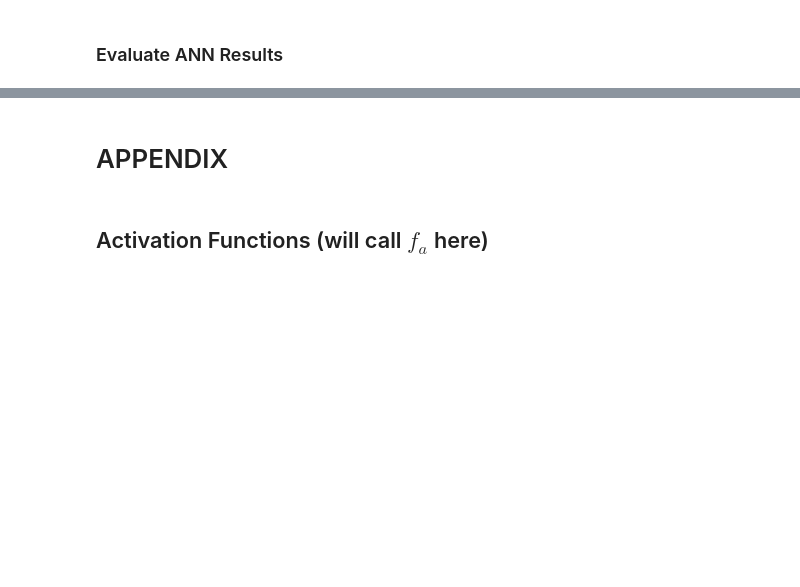
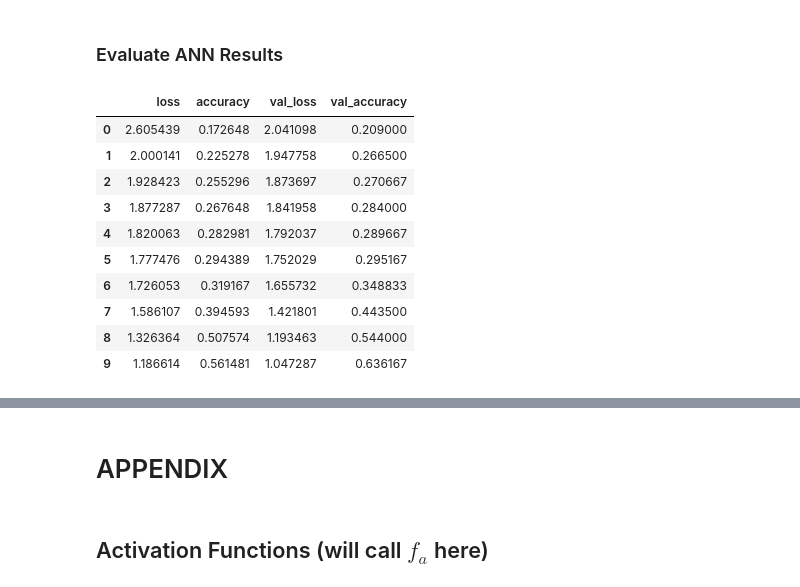
Before and after one commit to learn-co-curriculum/aug-ds-ft-2020-notebooks, a Jupyter notebook: topic40-neural-networks/Sect_40_Intro_to_Neural_Networks_v3_SG.ipynb, the cells around one changed output, grey strips where cells are left out. Saved outputs shown, nothing was run; the diff lists cells and outputs as text; code cells hidden in the pictures; blank space fills up the shorter version.

```diff
--- a/topic40-neural-networks/Sect_40_Intro_to_Neural_Networks_v3_SG.ipynb
+++ b/topic40-neural-networks/Sect_40_Intro_to_Neural_Networks_v3_SG.ipynb
@@ -204,6 +255,8 @@ len(train_images), len(test_images)
 # %%
 ## Reshape images as (num_images,-1)
-train_img_unrow = None
-test_img_unrow = None
+train_img_unrow = train_images.reshape(len(train_images),-1)
+test_img_unrow = test_images.reshape(len(test_labels),-1)
 
 ## Scale the data
+train_img_unrow.shape
+train_img_unrow[0].shape
@@ -265,5 +408,18 @@ from tensorflow.keras import optimizers
 ### Evaluate ANN Results
 # %%
 ## Visualzie the training history
-
+res_df = pd.DataFrame(history.history)
 # first make it a df
+res_df
+# %% [output]
+|  | loss | accuracy | val_loss | val_accuracy |
+| 0 | 2.605439 | 0.172648 | 2.041098 | 0.209000 |
+| 1 | 2.000141 | 0.225278 | 1.947758 | 0.266500 |
+| 2 | 1.928423 | 0.255296 | 1.873697 | 0.270667 |
+| 3 | 1.877287 | 0.267648 | 1.841958 | 0.284000 |
+| 4 | 1.820063 | 0.282981 | 1.792037 | 0.289667 |
+| 5 | 1.777476 | 0.294389 | 1.752029 | 0.295167 |
+| 6 | 1.726053 | 0.319167 | 1.655732 | 0.348833 |
+| 7 | 1.586107 | 0.394593 | 1.421801 | 0.443500 |
+| 8 | 1.326364 | 0.507574 | 1.193463 | 0.544000 |
+| 9 | 1.186614 | 0.561481 | 1.047287 | 0.636167 |
```
Also changed, not shown: parts of 32 cells of this notebook.
